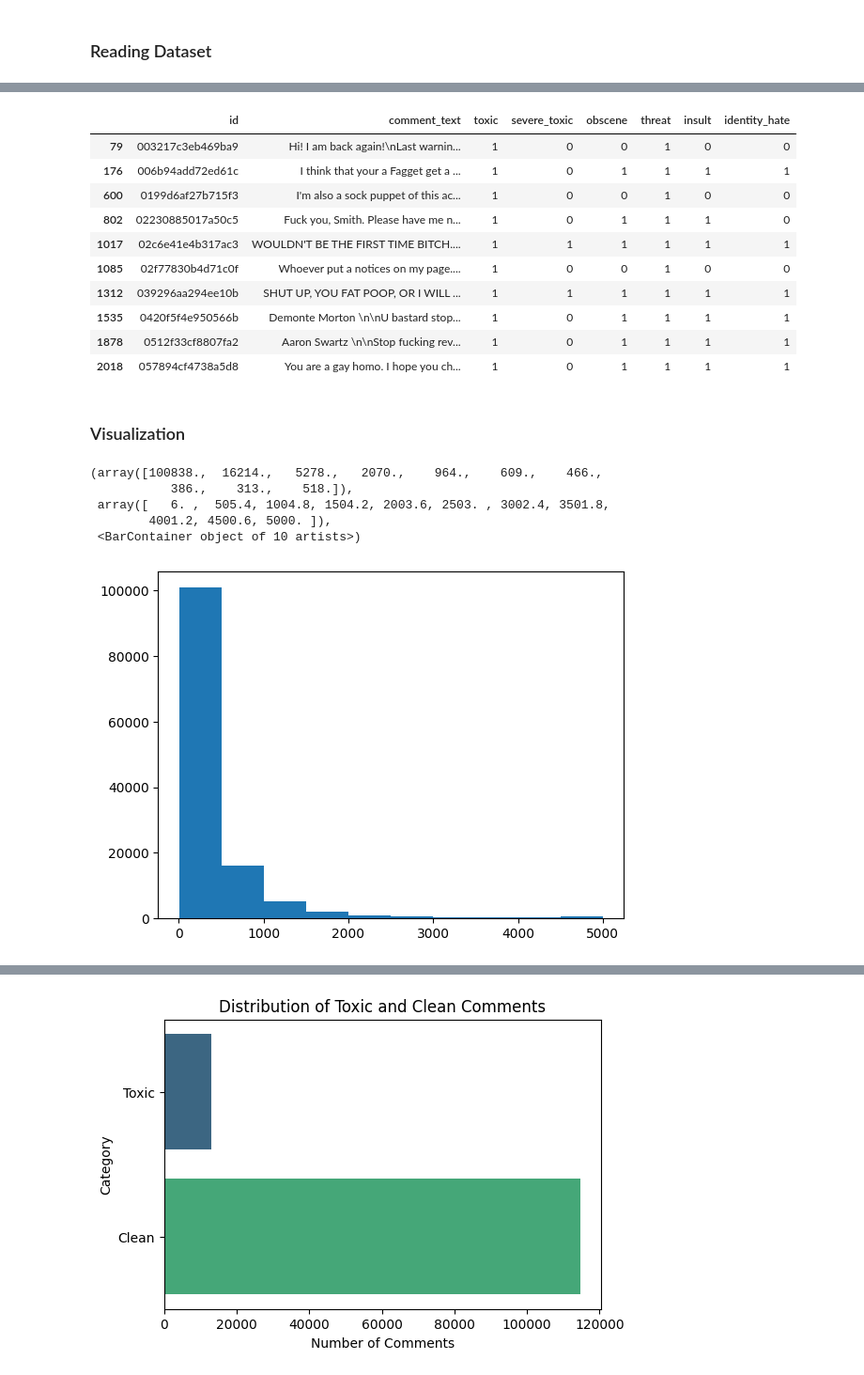
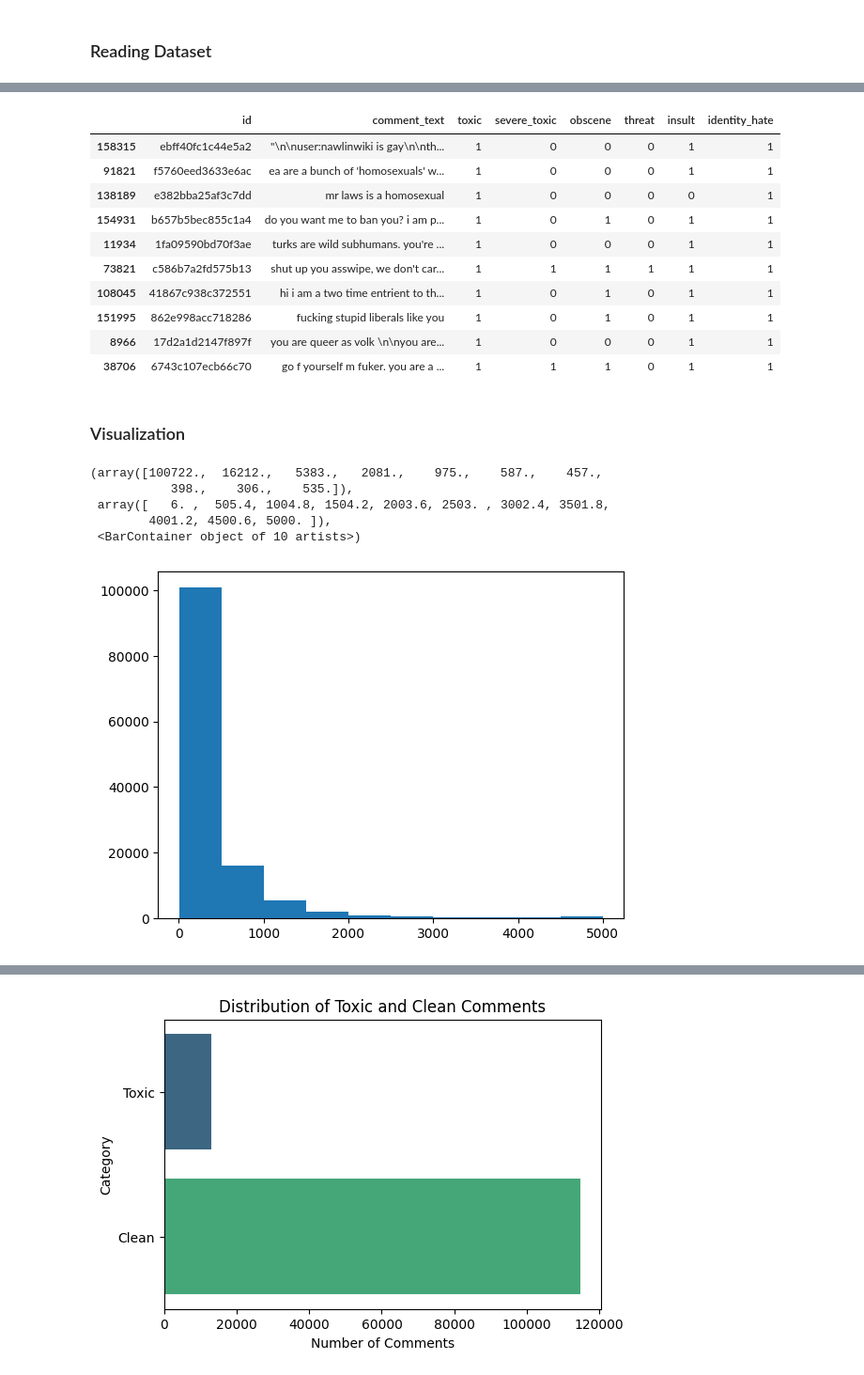
Before and after one commit to nilaydatta1234/Toxicity-Classifier, a Jupyter notebook: Toxicity.ipynb, the cells around one changed output, grey strips where cells are left out. Shown: that part at 94% size. Saved outputs shown, nothing was run; the diff lists cells and outputs as text; code cells hidden in the pictures.

```diff
--- a/Toxicity.ipynb
+++ b/Toxicity.ipynb
@@ -61,24 +38,28 @@ data
+# %%
+data = pd.read_csv("train.csv")
+data['comment_text'] = data['comment_text'].str.lower()
+train_data, test_data = train_test_split(data, test_size=0.2, random_state=42)
 # %%
-train_data[train_data["threat"]==1][:10]
+train_data[train_data["identity_hate"]==1][:10]
 # %% [output]
 |  | id | comment_text | toxic | severe_toxic | obscene | threat | insult | identity_hate |
-| 79 | 003217c3eb469ba9 | Hi! I am back again!\nLast warnin... | 1 | 0 | 0 | 1 | 0 | 0 |
-| 176 | 006b94add72ed61c | I think that your a Fagget get a ... | 1 | 0 | 1 | 1 | 1 | 1 |
-| 600 | 0199d6af27b715f3 | I'm also a sock puppet of this ac... | 1 | 0 | 0 | 1 | 0 | 0 |
-| 802 | 02230885017a50c5 | Fuck you, Smith. Please have me n... | 1 | 0 | 1 | 1 | 1 | 0 |
-| 1017 | 02c6e41e4b317ac3 | WOULDN'T BE THE FIRST TIME BITCH.... | 1 | 1 | 1 | 1 | 1 | 1 |
-| 1085 | 02f77830b4d71c0f | Whoever put a notices on my page.... | 1 | 0 | 0 | 1 | 0 | 0 |
-| 1312 | 039296aa294ee10b | SHUT UP, YOU FAT POOP, OR I WILL ... | 1 | 1 | 1 | 1 | 1 | 1 |
-| 1535 | 0420f5f4e950566b | Demonte Morton \n\nU bastard stop... | 1 | 0 | 1 | 1 | 1 | 1 |
-| 1878 | 0512f33cf8807fa2 | Aaron Swartz \n\nStop fucking rev... | 1 | 0 | 1 | 1 | 1 | 1 |
-| 2018 | 057894cf4738a5d8 | You are a gay homo. I hope you ch... | 1 | 0 | 1 | 1 | 1 | 1 |
+| 158315 | ebff40fc1c44e5a2 | "\n\nuser:nawlinwiki is gay\n\nth... | 1 | 0 | 0 | 0 | 1 | 1 |
+| 91821 | f5760eed3633e6ac | ea are a bunch of 'homosexuals' w... | 1 | 0 | 0 | 0 | 1 | 1 |
+| 138189 | e382bba25af3c7dd | mr laws is a homosexual | 1 | 0 | 0 | 0 | 0 | 1 |
+| 154931 | b657b5bec855c1a4 | do you want me to ban you? i am p... | 1 | 0 | 1 | 0 | 1 | 1 |
+| 11934 | 1fa09590bd70f3ae | turks are wild subhumans. you're ... | 1 | 0 | 0 | 0 | 1 | 1 |
+| 73821 | c586b7a2fd575b13 | shut up you asswipe, we don't car... | 1 | 1 | 1 | 1 | 1 | 1 |
+| 108045 | 41867c938c372551 | hi i am a two time entrient to th... | 1 | 0 | 1 | 0 | 1 | 1 |
+| 151995 | 862e998acc718286 | fucking stupid liberals like you | 1 | 0 | 1 | 0 | 1 | 1 |
+| 8966 | 17d2a1d2147f897f | you are queer as volk \n\nyou are... | 1 | 0 | 0 | 0 | 1 | 1 |
+| 38706 | 6743c107ecb66c70 | go f yourself m fuker. you are a ... | 1 | 1 | 1 | 0 | 1 | 1 |
 # %% [markdown]
 ### Visualization
 # %%
 plt.hist([len(i) for i in train_data["comment_text"]])
 # %% [output]
-(array([100838.,  16214.,   5278.,   2070.,    964.,    609.,    466.,
-           386.,    313.,    518.]),
+(array([100722.,  16212.,   5383.,   2081.,    975.,    587.,    457.,
+           398.,    306.,    535.]),
  array([   6. ,  505.4, 1004.8, 1504.2, 2003.6, 2503. , 3002.4, 3501.8,
         4001.2, 4500.6, 5000. ]),
  <BarContainer object of 10 artists>)
```
Also changed, not shown: parts of 50 cells of this notebook, 2 other files.
